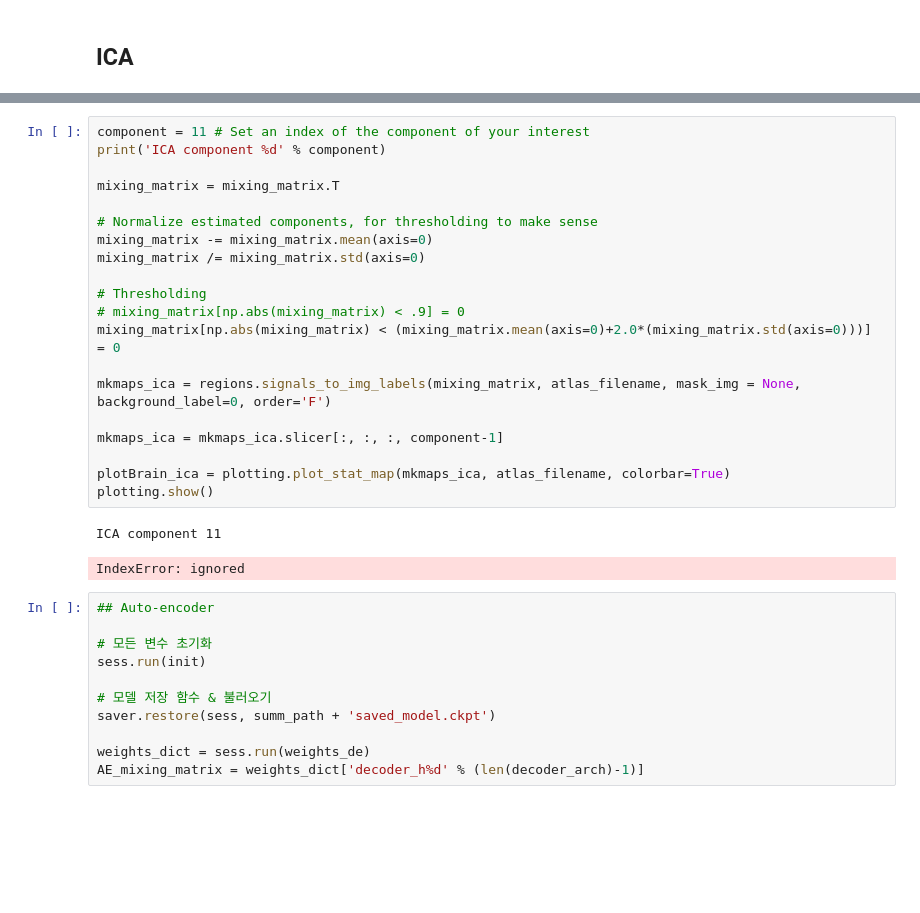
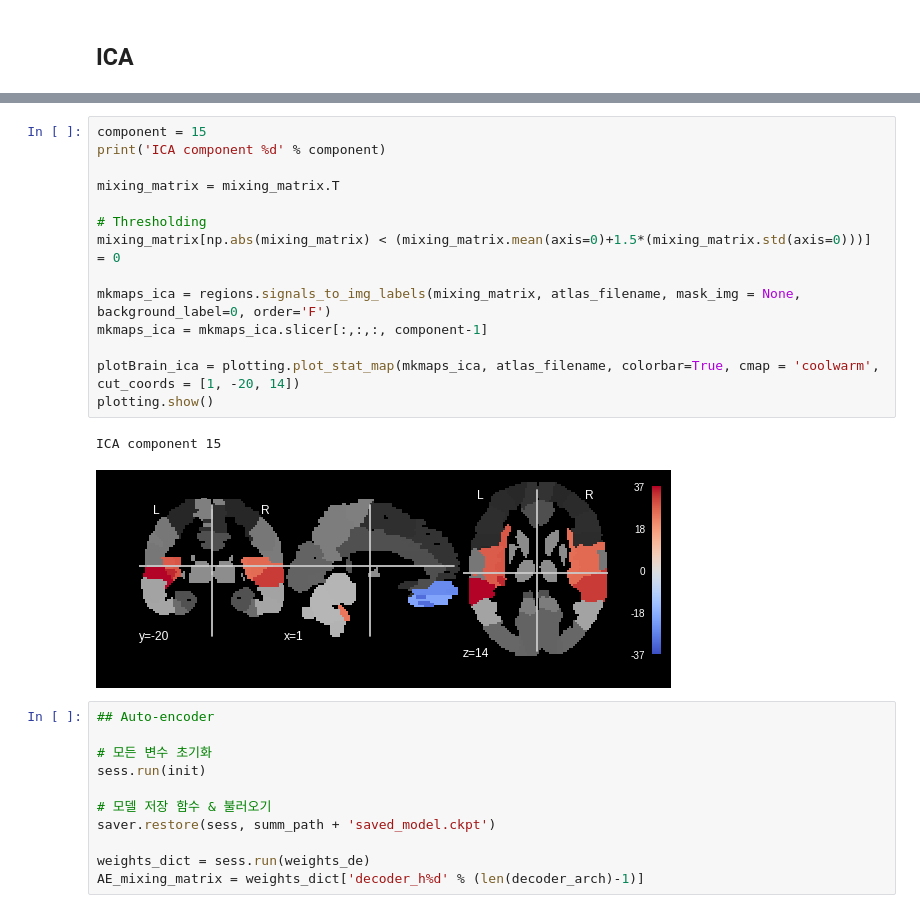
Before and after one commit to ku-milab/Neuroimage-Analysis-Tutorial, a Jupyter notebook: 2. 딥 뉴럴 네트워크 기반 Resting-State fMRI 분석 실습/KHBM_dnn_fmri.ipynb, the cells around one changed output, grey strips where cells are left out. Drawn from its saved outputs; the diff is of its cells as text; blank space fills up the shorter version.

```diff
--- a/2. 딥 뉴럴 네트워크 기반 Resting-State fMRI 분석 실습/KHBM_dnn_fmri.ipynb
+++ b/2. 딥 뉴럴 네트워크 기반 Resting-State fMRI 분석 실습/KHBM_dnn_fmri.ipynb
@@ -504,28 +560,22 @@ components_masked[np.abs(components_masked)<.8] = 0
 (20, 7930)
 (116, 20)
 # %%
-component = 11 # Set an index of the component of your interest
+component = 15
 print('ICA component %d' % component)
 
 mixing_matrix = mixing_matrix.T
 
-# Normalize estimated components, for thresholding to make sense
-mixing_matrix -= mixing_matrix.mean(axis=0)
-mixing_matrix /= mixing_matrix.std(axis=0)
-
 # Thresholding
-# mixing_matrix[np.abs(mixing_matrix) < .9] = 0
-mixing_matrix[np.abs(mixing_matrix) < (mixing_matrix.mean(axis=0)+2.0*(mixing_matrix.std(axis=0)))] = 0
+mixing_matrix[np.abs(mixing_matrix) < (mixing_matrix.mean(axis=0)+1.5*(mixing_matrix.std(axis=0)))] = 0
 
 mkmaps_ica = regions.signals_to_img_labels(mixing_matrix, atlas_filename, mask_img = None, background_label=0, order='F')
+mkmaps_ica = mkmaps_ica.slicer[:,:,:, component-1]
 
-mkmaps_ica = mkmaps_ica.slicer[:, :, :, component-1]
-
-plotBrain_ica = plotting.plot_stat_map(mkmaps_ica, atlas_filename, colorbar=True)
+plotBrain_ica = plotting.plot_stat_map(mkmaps_ica, atlas_filename, colorbar=True, cmap = 'coolwarm', cut_coords = [1, -20, 14])
 plotting.show()
 # %% [output]
-ICA component 11
+ICA component 15
-IndexError: ignored
+[figure, added]
 # %%
 ## Auto-encoder
 
```
Also changed, not shown: parts of 30 cells of this notebook, 32 other files.
